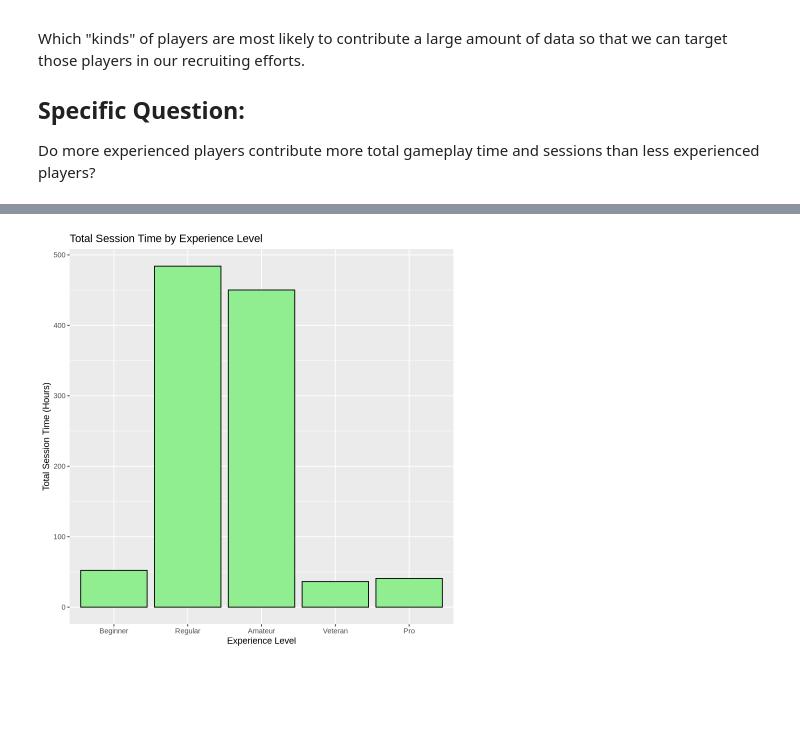
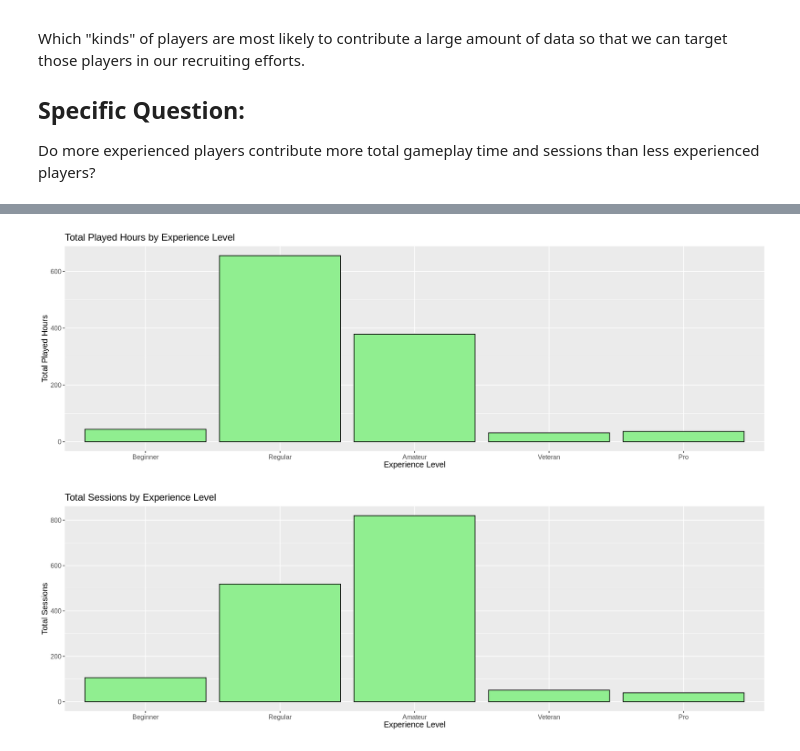
Before and after one commit to achan919/29-Aidan-Chan-Individual-Project, a Jupyter notebook: plaicraft.ipynb, the cells around one changed output, grey strips where cells are left out. Saved outputs shown, nothing was run; the diff lists cells and outputs as text; code cells hidden in the pictures; blank space fills up the shorter version.

```diff
--- a/plaicraft.ipynb
+++ b/plaicraft.ipynb
@@ -132,10 +132,8 @@ player_data <- players |>
 # %%
 # Created a session summary for each player including total sessions played and total session time per player
 session_summary <- sessions |>
-  mutate(duration = (original_end_time - original_start_time)/ 3600) |> # seconds -> hours
   group_by(hashedEmail) |>
-  summarise(total_sessions = n(),
-            total_session_time = sum(duration))
+  summarise(total_sessions = n())
 # %%
 # Final joined dataset
 final_data <- players |>
@@ -227,12 +222,37 @@ A tibble: 5 × 2
 # %%
-# Graph for the Distribution of Total Session Time by Experience Level
-experience_summary_plot <- ggplot(experience_summary, aes(x = experience, y = total_session_time)) +
+# Graph for the Distribution of Total Play Time by Experience Level
+experience_summary <- final_data |>
+  group_by(experience) |>
+  summarise(total_played_hours = sum(played_hours, na.rm = TRUE))
+
+options(repr.plot.width = 15, repr.plot.height = 5)
+
+experience_summary_plot <- ggplot(experience_summary, aes(x = experience, y = total_played_hours)) +
   geom_bar(stat = "identity", fill = "lightgreen", color = "black") +
   labs(
-    title = "Total Session Time by Experience Level",
+    title = "Total Played Hours by Experience Level",
     x = "Experience Level",
-    y = "Total Session Time (Hours)"
-  )
+    y = "Total Played Hours"
+  ) +
+ theme(text = element_text(size = 12))
 experience_summary_plot
 # %% [output]
-[figure, old version]
+[figure, new version]
+# %%
+# Graph for the Distribution of Total Number of Sessions by Experience Level
+options(repr.plot.width = 15, repr.plot.height = 5)
+
+experience_sessions_summary <- final_data |>
+  group_by(experience) |>
+  summarise(total_sessions = sum(total_sessions, na.rm = TRUE))
+
+experience_sessions_summary_plot <- ggplot(experience_sessions_summary, aes(x = experience, y = total_sessions)) +
+  geom_bar(stat = "identity", fill = "lightgreen", color = "black") +
+  labs(
+    title = "Total Sessions by Experience Level",
+    x = "Experience Level",
+    y = "Total Sessions") +
+theme(text = element_text(size = 12))
+experience_sessions_summary_plot
+# %% [output]
+[figure, added]
```
Also changed, not shown: parts of 8 cells of this notebook.
